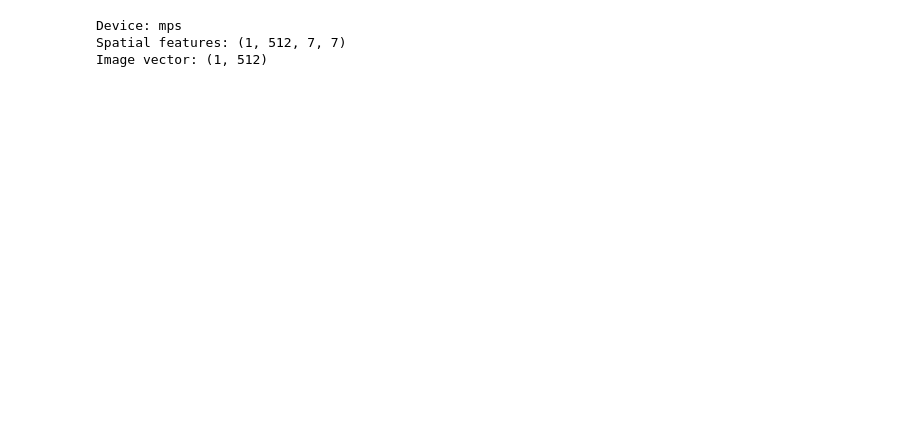
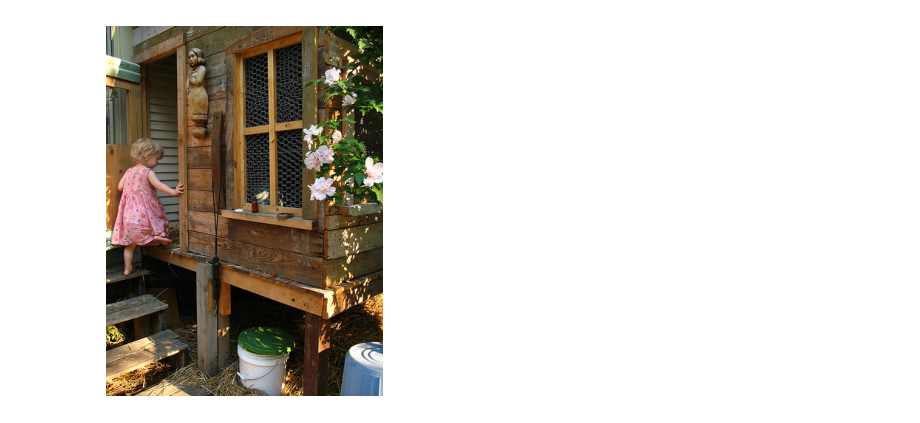
Before and after one commit to AliGojayev/image-captioning, a Jupyter notebook: image_captioning.ipynb, the cells around one changed output. Cells and saved outputs as stored; diff of their text form; code cells hidden in the pictures; blank space fills up the shorter version.

```diff
--- a/image_captioning.ipynb
+++ b/image_captioning.ipynb
@@ -27,11 +27,26 @@ del model, state_dict
 with torch.inference_mode():
     features = encoder(torch.zeros(1, 3, 224, 224, device=device))
     image_vector = features.mean(dim=(2, 3))
-
-print("Device:", device)
-print("Spatial features:", tuple(features.shape))
-print("Image vector:", tuple(image_vector.shape))
-# %% [output]
-Device: mps
-Spatial features: (1, 512, 7, 7)
-Image vector: (1, 512)
+# %%
+from collections import defaultdict
+from PIL import Image
+import matplotlib.pyplot as plt
+
+data_dir = Path("data/flickr8k")
+image_dir = data_dir / "Flicker8k_Dataset"
+
+captions = defaultdict(list)
+
+with open(data_dir / "Flickr8k.token.txt", encoding="utf-8") as f:
+    for line in f:
+        image_id, caption = line.strip().split("\t", 1)
+        filename = image_id.rsplit("#", 1)[0]
+        captions[filename].append(caption)
+
+filename = next(iter(captions))
+
+plt.imshow(Image.open(image_dir / filename).convert("RGB"))
+plt.axis("off")
+plt.show()
+# %% [output]
+[figure, added]
```
Also changed, not shown: parts of 10 cells of this notebook.
